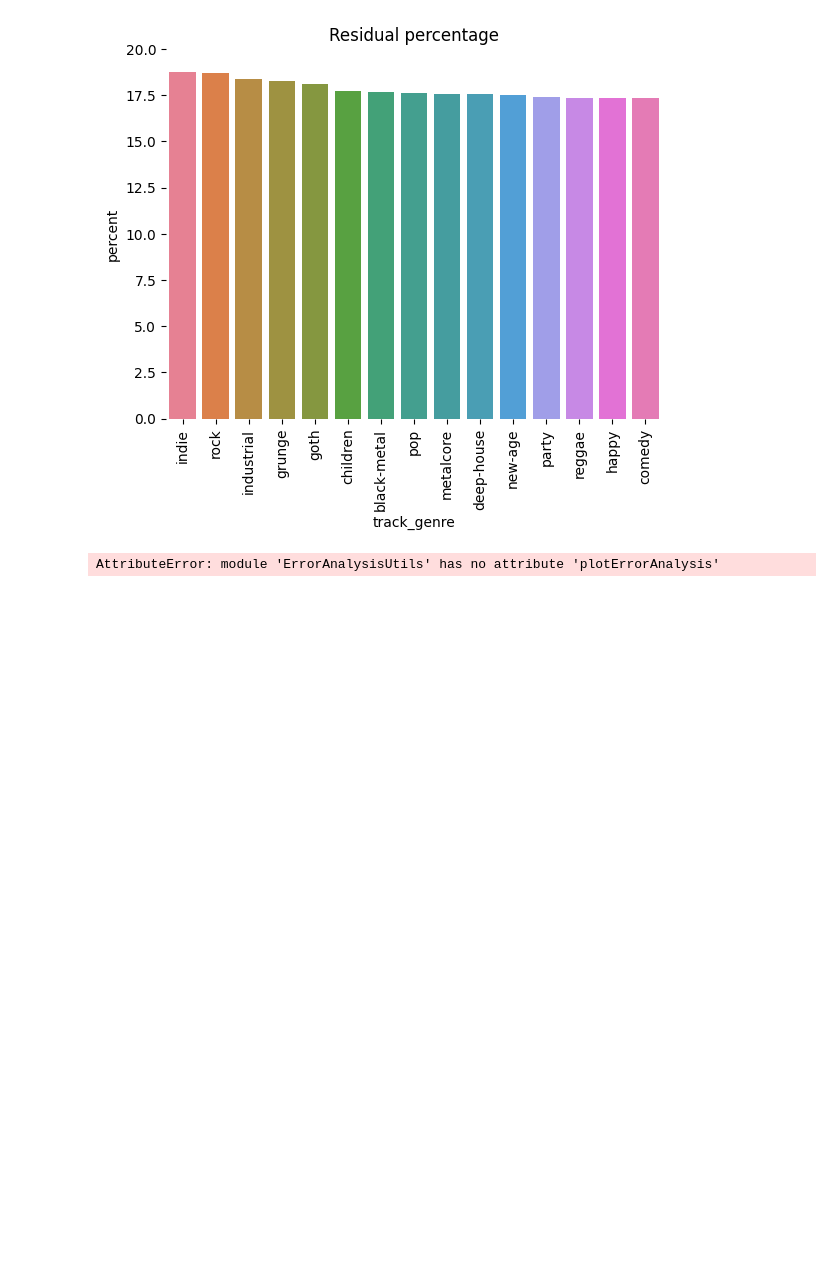
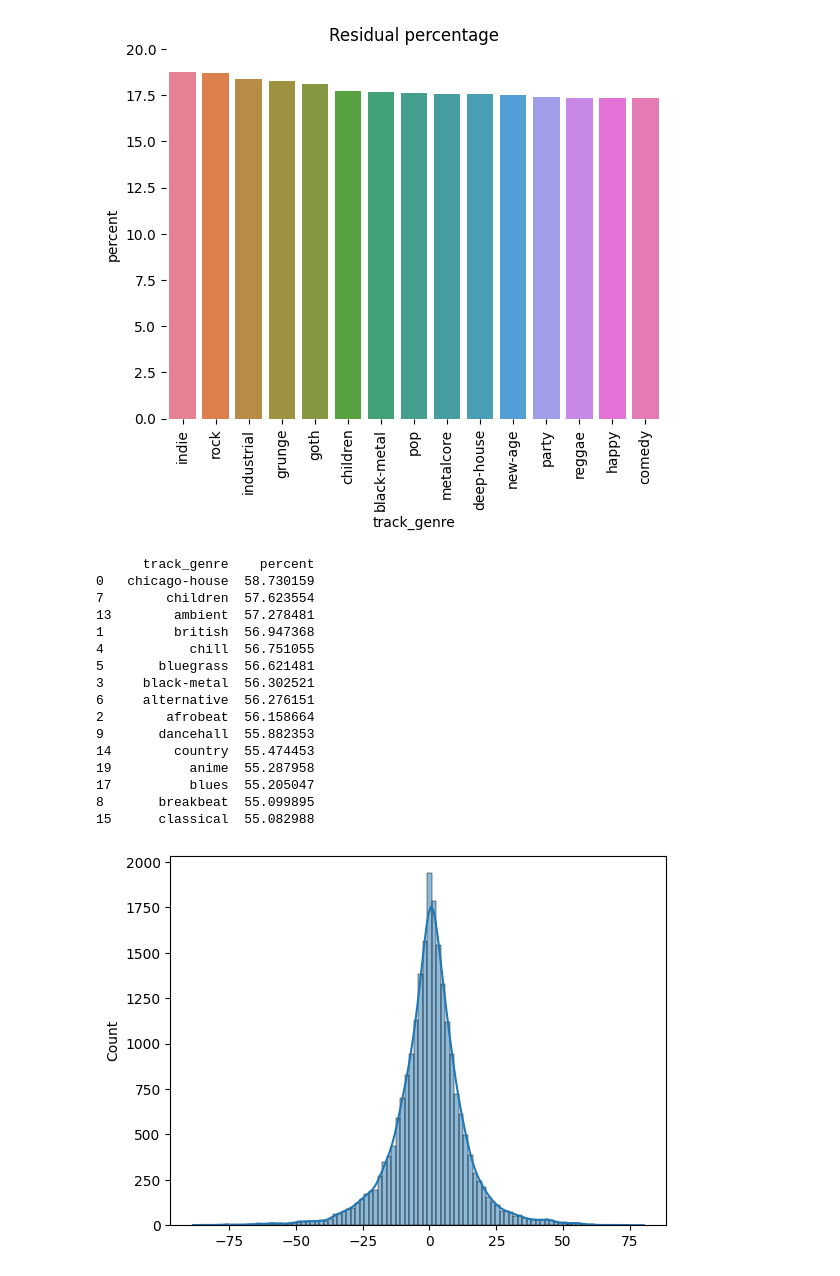
Before and after one commit to VosLannuck/Spotify_Analysis, a Jupyter notebook: findings.ipynb, the cells around one changed output. Saved outputs shown, nothing was run; the diff lists cells and outputs as text; code cells hidden in the pictures; blank space fills up the shorter version.

```diff
--- a/findings.ipynb
+++ b/findings.ipynb
@@ -285,18 +285,36 @@ eau.plotErrorAnalysisCat_num(miss_train_real, column_cat,
 [figure]
 [figure]
 # %%
+import ErrorAnalysisUtils as eau
 importlib.reload(eau)
-column_cat: str = "artists"
+column_cat: str = "track_genre"
 column_target: str = "popularity"
-column_pred: str ="predicted_train"
-limit_resid_1: int = 5
-limit_resid_2: int = 20
+column_pred: str ="predicted_val"
+limit_resid_1: int = 0
+limit_resid_2: int = 30
 threshold_target: int = 30
-n = 10
-eau.plotErrorAnalysis(miss_train_real, column_cat,
+isBigger: bool = True
+n = 15
+eau.plotErrorAnalysisCat_num(miss_val_real, column_cat,
                       column_target, column_pred,
                       limit_resid_1, limit_resid_2,
-                      threshold_target, n
+                      threshold_target, n, isBigger
                       )
 # %% [output]
-AttributeError: module 'ErrorAnalysisUtils' has no attribute 'plotErrorAnalysis'
+      track_genre    percent
+0   chicago-house  58.730159
+7        children  57.623554
+13        ambient  57.278481
+1         british  56.947368
+4           chill  56.751055
+5       bluegrass  56.621481
+3     black-metal  56.302521
+6     alternative  56.276151
+2        afrobeat  56.158664
+9       dancehall  55.882353
+14        country  55.474453
+19          anime  55.287958
+17          blues  55.205047
+8       breakbeat  55.099895
+15      classical  55.082988
+[figure, added]
```
Also changed, not shown: parts of 17 cells of this notebook, 1 other file.
